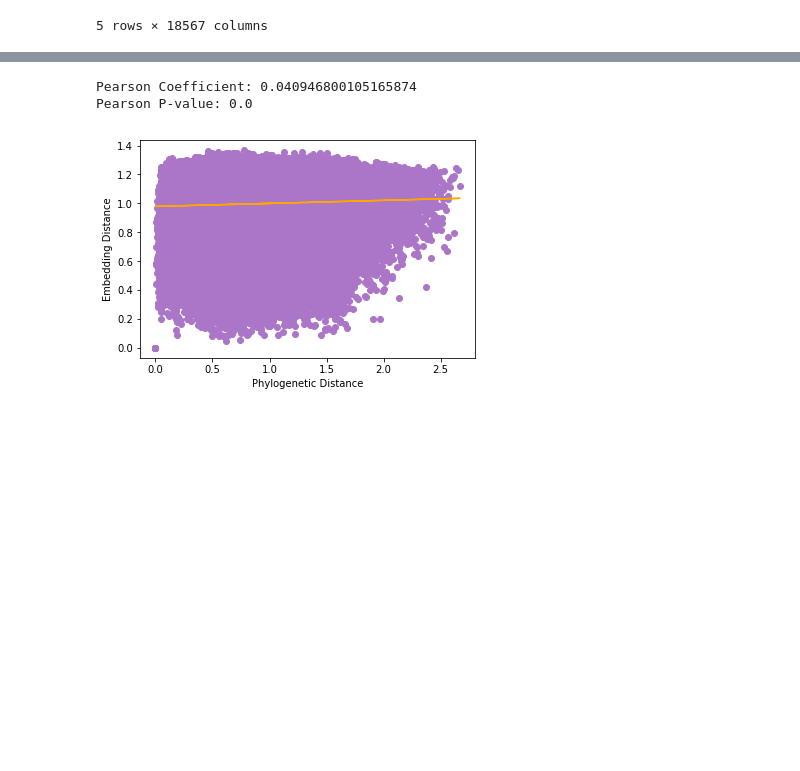
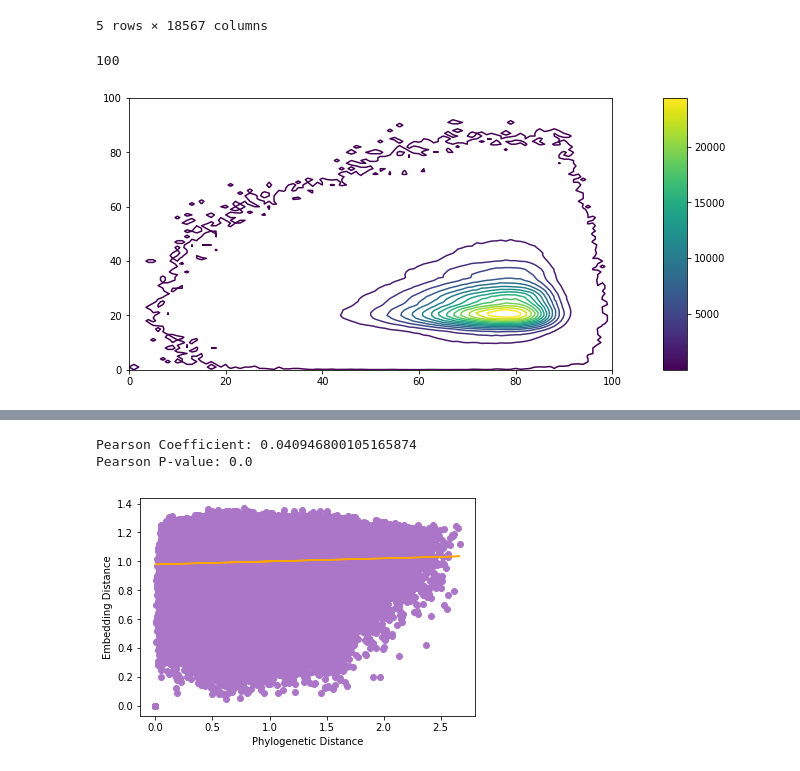
Before and after one commit to kiti15237/quality_vectors, a Jupyter notebook: Biofilter.ipynb, the cells around one changed output, grey strips where cells are left out. Saved outputs shown, nothing was run; the diff lists cells and outputs as text; code cells hidden in the pictures; blank space fills up the shorter version.

```diff
--- a/Biofilter.ipynb
+++ b/Biofilter.ipynb
@@ -84,3 +86,45 @@ taxa = phy_dists_small.index.values
 phy_dists_vec = np.array([i for sublist in np.array(phy_dists_small) for i in sublist])
 qual_dists_vec = np.array([i for sublist in np.array(qual_dists_small) for i in sublist])
 taxa_pairs = np.array([(i, j) for i in phy_dists_small.index.values for j in phy_dists_small.columns.values])
+# %%
+import matplotlib as mpl
+def plotLegend(scale, ax, cmap):
+    norm = mpl.colors.Normalize(vmin=min(scale), vmax=max(scale))
+    cb1 = mpl.colorbar.ColorbarBase(ax, cmap=cmap,
+                                    norm = norm,
+                                    orientation='vertical')
+
+def plotCorrelationContour(dists_vecx, dists_vecy):
+    from collections import Counter
+    end_range = 10000000
+    x = dists_vecx[0:end_range]
+    y = dists_vecy[0:end_range]
+    bins_x = np.linspace(0, np.max(x), 100)
+    bins_y = np.linspace(0, np.max(y), 100)
+    x_inds = np.digitize(x, bins_x)
+    y_inds = np.digitize(y, bins_y)
+
+    #Count number of times we saw that phy_dist and that qual_dist corresponding
+    pairs = zip(x_inds, y_inds)
+    pairs_list = [(i,j) for (i,j) in pairs]
+    count = Counter(pairs_list)
+
+    z = np.zeros((len(bins), len(bins)))
+    for i in range(len(bins_x)):
+        for j in range(len(bins_y)):
+            z[j, i] = count[(j, i)]
+
+    max_val = np.max(z)
+    scale = np.arange(1, max_val, max_val / 15)
+    cmap = 'viridis'
+    fig, (ax1, ax2) = plt.subplots(nrows = 1, ncols = 2, figsize=(10, 5), gridspec_kw = {'width_ratios':[20, 1]})
+    ax1.contour(z, levels = scale, cmap =  cmap)
+    print(np.max(y_inds))
+    ax1.set_ylim(0, np.max(y_inds))
+    ax1.set_xlim(0, np.max(x_inds))
+    plotLegend(scale, ax2, cmap)
+
+plotCorrelationContour(phy_dists_vec, qual_dists_vec)
+# %% [output]
+100
+[figure, added]
```
Also changed, not shown: parts of 3 cells of this notebook, 5 other files.
